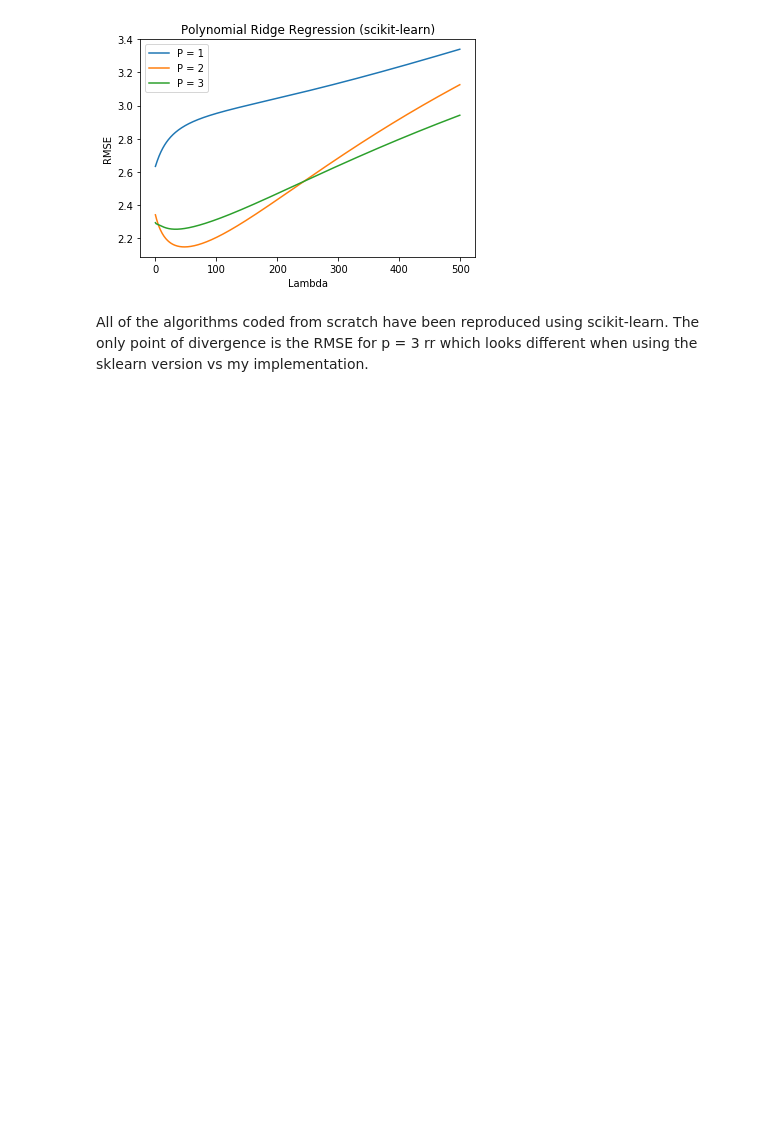
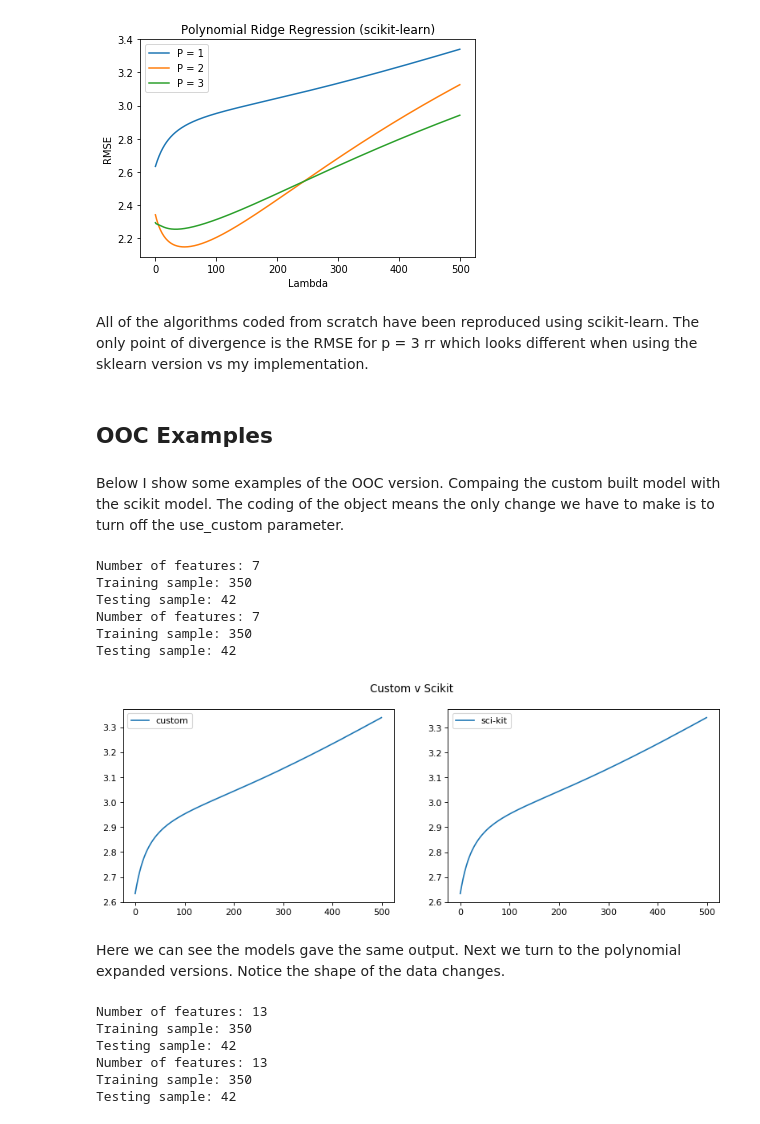
Before and after one commit to Alokik-Mishra/MachineLearning-Python, a Jupyter notebook: P1/Assignment1.ipynb, the cells around one changed output. Cells and saved outputs as stored; diff of their text form; code cells hidden in the pictures; blank space fills up the shorter version.

```diff
--- a/P1/Assignment1.ipynb
+++ b/P1/Assignment1.ipynb
@@ -181,3 +182,73 @@ plt.show()
 [figure]
 # %% [markdown]
 All of the algorithms coded from scratch have been reproduced using scikit-learn. The only point of divergence is the RMSE for p = 3 rr which looks different when using the sklearn version vs my implementation.
+# %% [markdown]
+## OOC Examples
+# %% [markdown]
+Below I show some examples of the OOC version. Compaing the custom built model with the scikit model. The coding of the object means the only change we have to make is to turn off the use_custom parameter.
+# %%
+Custom_rmse = []
+Custom_model = RidgeReg('Custom', ["X_test", "X_train", "Y_test", "Y_train"])
+Custom_model.make_array()
+Custom_model.get_shape()
+Custom_model.svd()
+for i in range(500):
+    Custom_model.fit(lam=i)
+    Custom_rmse.append(Custom_model.predict()[1])
+
+Scikit_rmse = []
+Scikit_model = RidgeReg('Scikit', ["X_test", "X_train", "Y_test", "Y_train"], use_custom = False)
+Scikit_model.make_array()
+Scikit_model.get_shape()
+Scikit_model.svd()
+for i in range(500):
+    Scikit_model.fit(lam=i)
+    Scikit_rmse.append(Scikit_model.predict()[1])
+# %% [output]
+Number of features: 7
+Training sample: 350
+Testing sample: 42
+Number of features: 7
+Training sample: 350
+Testing sample: 42
+# %%
+plt.figure(1, figsize=(12, 4), dpi=80, facecolor='w', edgecolor='k')
+plt.subplot(1,2,1)
+plt.plot(range(500), Custom_rmse, label = "custom")
+plt.legend()
+plt.subplot(1,2,2)
+plt.plot(range(500), Scikit_rmse, label = "sci-kit")
+plt.legend()
+plt.suptitle("Custom v Scikit")
+plt.show()
+# %% [output]
+[figure, added]
+# %% [markdown]
+Here we can see the models gave the same output. Next we turn to the polynomial expanded versions. Notice the shape of the data changes.
+# %%
+Custom_rmse_p2 = []
+Custom_model = RidgeReg('Custom, p2', ["X_test", "X_train", "Y_test", "Y_train"])
+Custom_model.make_array()
+Custom_model.svd()
+Custom_model.poly_expand(p = 2)
+Custom_model.get_shape()
+for i in range(500):
+    Custom_model.fit(lam=i)
+    Custom_rmse_p2.append(Custom_model.predict()[1])
+
+Scikit_rmse_p2 = []
+Scikit_model = RidgeReg('Scikit, p2', ["X_test", "X_train", "Y_test", "Y_train"], use_custom = False)
+Scikit_model.make_array()
+Scikit_model.svd()
+Scikit_model.poly_expand(p = 2)
+Scikit_model.get_shape()
+for i in range(500):
+    Scikit_model.fit(lam=i)
+    Scikit_rmse_p2.append(Scikit_model.predict()[1])
+# %% [output]
+Number of features: 13
+Training sample: 350
+Testing sample: 42
+Number of features: 13
+Training sample: 350
+Testing sample: 42
```
Also changed, not shown: parts of 5 cells of this notebook, 1 other file.
